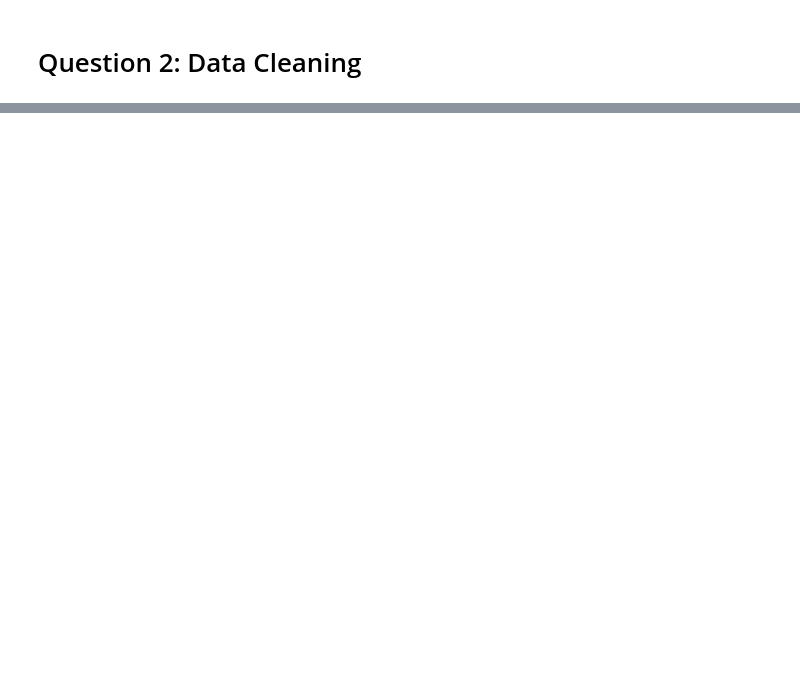
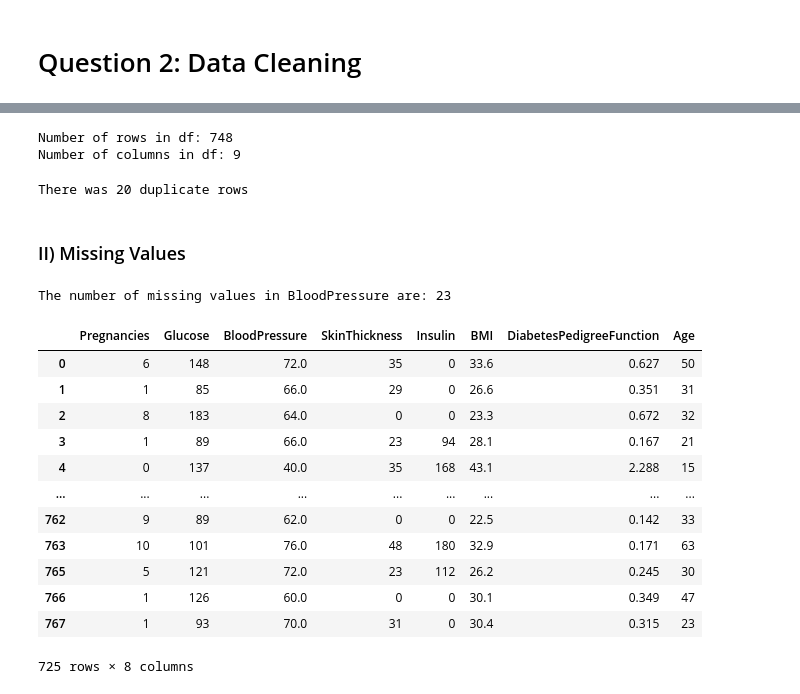
Before and after one commit to seankendall/UCD_Data_Mining, a Jupyter notebook: Practical 1/Practical1.ipynb, the cells around one changed output, grey strips where cells are left out. Saved outputs shown, nothing was run; the diff lists cells and outputs as text; code cells hidden in the pictures; blank space fills up the shorter version.

```diff
--- a/Practical 1/Practical1.ipynb
+++ b/Practical 1/Practical1.ipynb
@@ -255,3 +238,0 @@ Length: 788, dtype: bool
-# %%
-df = df.drop_duplicates(keep=False)
-df
@@ -275,0 +257,5 @@ df.shape
+# %%
+# 2 - remove duplicates
+# df2 is the new df without duplicates
+df2 = df.drop_duplicates(keep=False)
+df2
@@ -275,0 +276,42 @@ df.shape
+# %%
+# 3 - finding rows and columns
+print("Number of rows in df:", df2.shape[0])
+print("Number of columns in df:", df2.shape[1])
+# %% [output]
+Number of rows in df: 748
+Number of columns in df: 9
+# %%
+# 4 - finding how many duplicated rows before duplicates were removed
+duplicate_rows_count = df.duplicated().sum()
+print("There was", duplicate_rows_count, "duplicate rows")
+# %% [output]
+There was 20 duplicate rows
+# %% [markdown]
+### II) Missing Values
+# %%
+# 1 - finding missing values in the "blood pressure" column
+bloodpressure_missing = df2["BloodPressure"].isna().sum()
+print("The number of missing values in BloodPressure are:", bloodpressure_missing)
+# %% [output]
+The number of missing values in BloodPressure are: 23
+# %%
+# 2 - remove the missing records in the "BloodPressure" column
+df2 = df2.dropna()
+# %%
+# 3 - new df with specific columns called df3
+df3 = df2.filter(["Pregnancies", "Glucose", "BloodPressure", "SkinThickness", "Insulin", "BMI", "DiabetesPedigreeFunction", "Age"], axis=1)
+df3
+# %% [output]
+|  | Pregnancies | Glucose | BloodPressure | SkinThickness | Insulin | BMI | DiabetesPedigreeFunction | Age |
+| 0 | 6 | 148 | 72.0 | 35 | 0 | 33.6 | 0.627 | 50 |
+| 1 | 1 | 85 | 66.0 | 29 | 0 | 26.6 | 0.351 | 31 |
+| 2 | 8 | 183 | 64.0 | 0 | 0 | 23.3 | 0.672 | 32 |
+| 3 | 1 | 89 | 66.0 | 23 | 94 | 28.1 | 0.167 | 21 |
+| 4 | 0 | 137 | 40.0 | 35 | 168 | 43.1 | 2.288 | 15 |
+| ... | ... | ... | ... | ... | ... | ... | ... | ... |
+| 762 | 9 | 89 | 62.0 | 0 | 0 | 22.5 | 0.142 | 33 |
+| 763 | 10 | 101 | 76.0 | 48 | 180 | 32.9 | 0.171 | 63 |
+| 765 | 5 | 121 | 72.0 | 23 | 112 | 26.2 | 0.245 | 30 |
+| 766 | 1 | 126 | 60.0 | 0 | 0 | 30.1 | 0.349 | 47 |
+| 767 | 1 | 93 | 70.0 | 31 | 0 | 30.4 | 0.315 | 23 |
+725 rows × 8 columns
```
Also changed, not shown: parts of 24 cells of this notebook.
